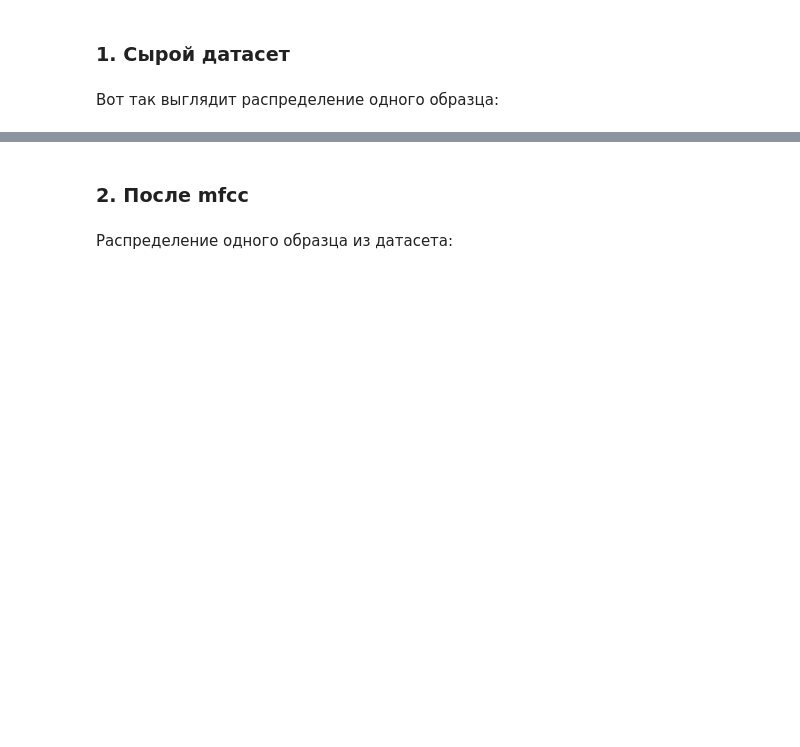
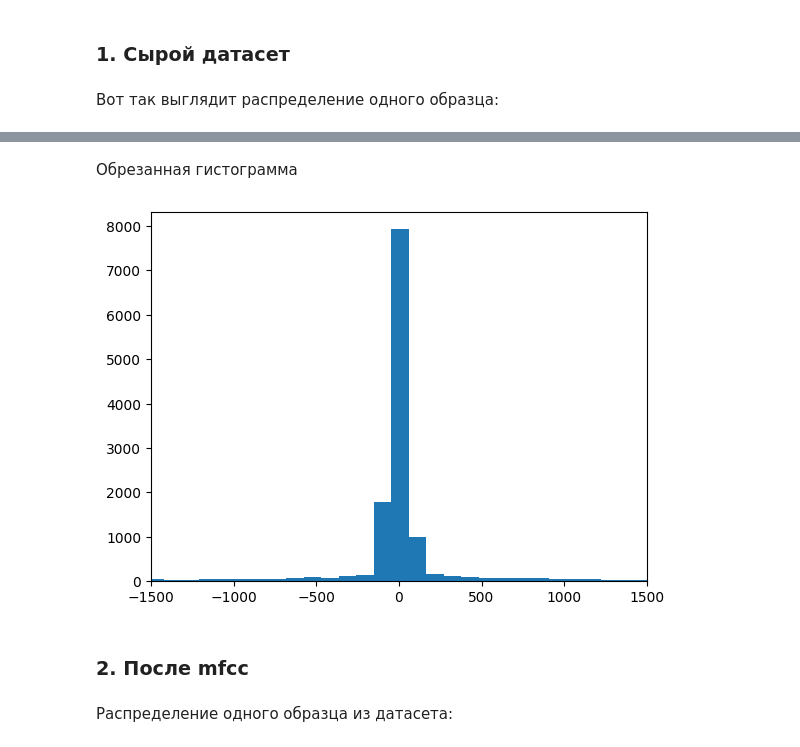
Before and after one commit to Red-Caesar/data-analysis-for-project, a Jupyter notebook: data_analysis.ipynb, the cells around one changed output, grey strips where cells are left out. Saved outputs shown, nothing was run; the diff lists cells and outputs as text; code cells hidden in the pictures; blank space fills up the shorter version.

```diff
--- a/data_analysis.ipynb
+++ b/data_analysis.ipynb
@@ -74,3 +73,10 @@ max: 32767
+# %% [markdown]
+Обрезанная гистограмма
+# %%
+plt.hist(x=ds_train_1[0], bins=300)
+plt.xlim(-1500, 1500);
+# %% [output]
+[figure, added]
 # %% [markdown]
 ### 2. После mfcc
 # %%
```
Also changed, not shown: parts of 16 cells of this notebook.
